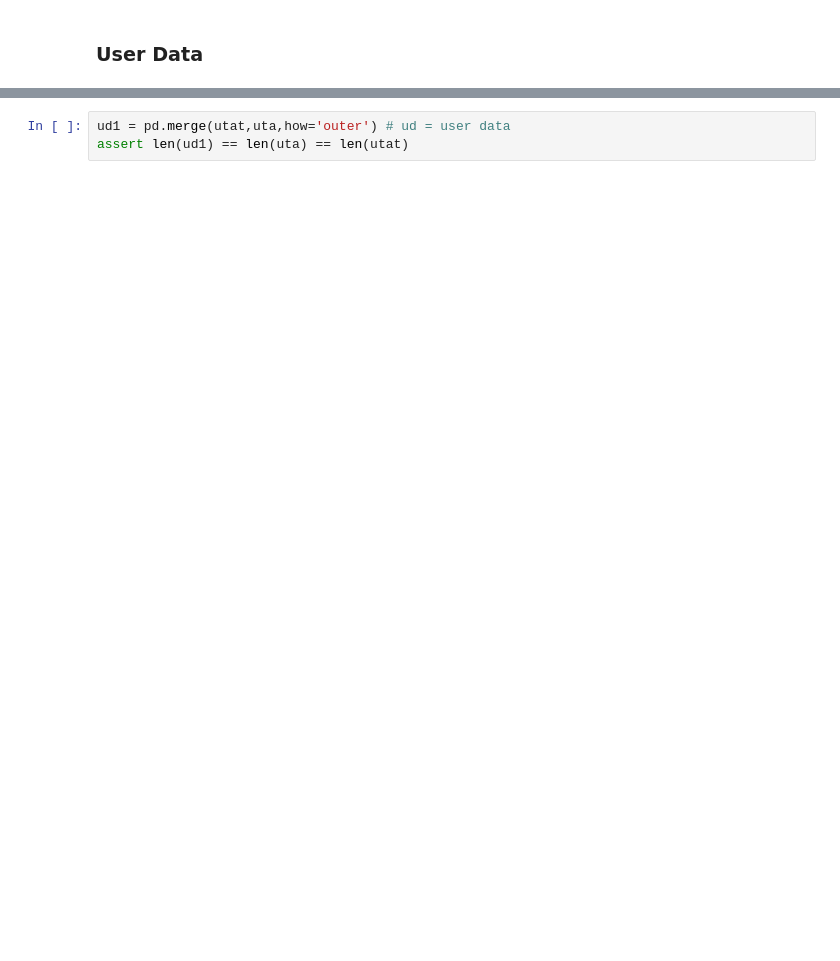
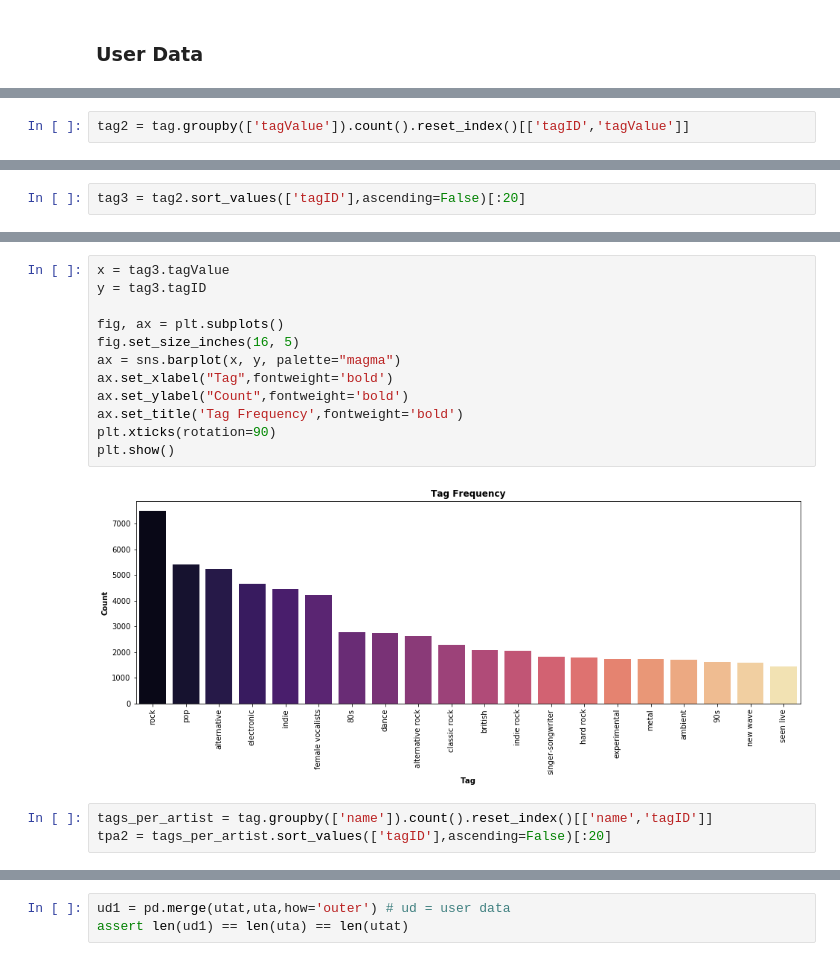
Before and after one commit to cipher813/recommender_system, a Jupyter notebook: notebooks/LastFM_Recommender_EDA.ipynb, the cells around one changed output, grey strips where cells are left out. Cells and saved outputs as stored; diff of their text form; blank space fills up the shorter version.

```diff
--- a/notebooks/LastFM_Recommender_EDA.ipynb
+++ b/notebooks/LastFM_Recommender_EDA.ipynb
@@ -145,0 +188,2 @@ High five! You successfully sent some data to your account on plotly. View your
+# %%
+tag2 = tag.groupby(['tagValue']).count().reset_index()[['tagID','tagValue']]
@@ -145,0 +249,2 @@ High five! You successfully sent some data to your account on plotly. View your
+# %%
+tag3 = tag2.sort_values(['tagID'],ascending=False)[:20]
@@ -145,0 +271,17 @@ High five! You successfully sent some data to your account on plotly. View your
+# %%
+x = tag3.tagValue
+y = tag3.tagID
+
+fig, ax = plt.subplots()
+fig.set_size_inches(16, 5)
+ax = sns.barplot(x, y, palette="magma")
+ax.set_xlabel("Tag",fontweight='bold')
+ax.set_ylabel("Count",fontweight='bold')
+ax.set_title('Tag Frequency',fontweight='bold')
+plt.xticks(rotation=90)
+plt.show()
+# %% [output]
+[figure, added]
+# %%
+tags_per_artist = tag.groupby(['name']).count().reset_index()[['name','tagID']]
+tpa2 = tags_per_artist.sort_values(['tagID'],ascending=False)[:20]
```
Also changed, not shown: parts of 62 cells of this notebook, 4 other files.
